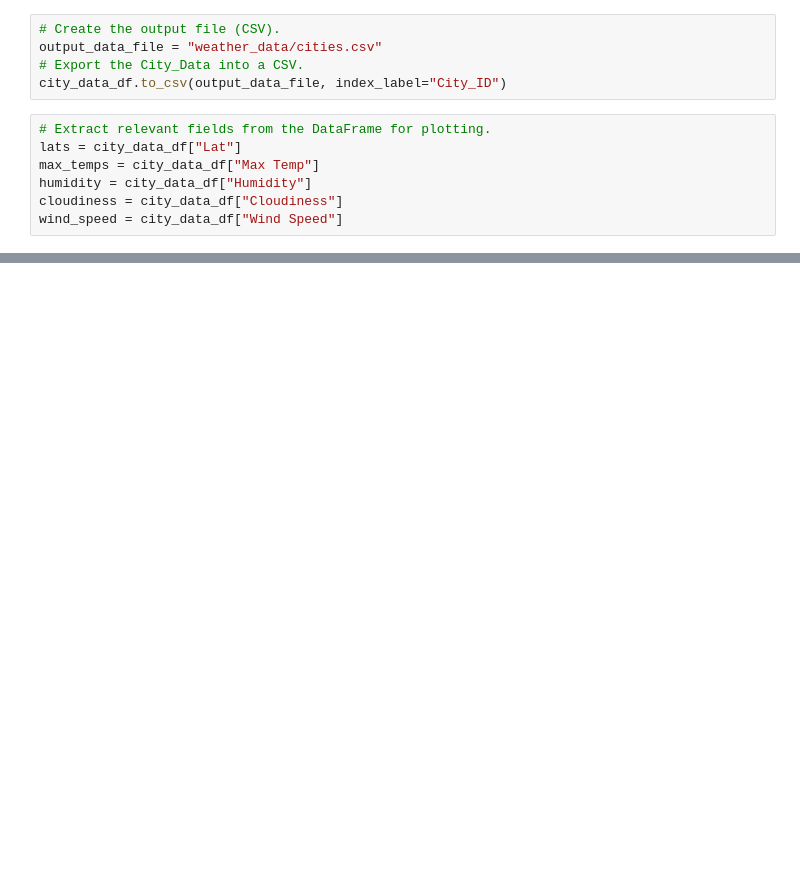
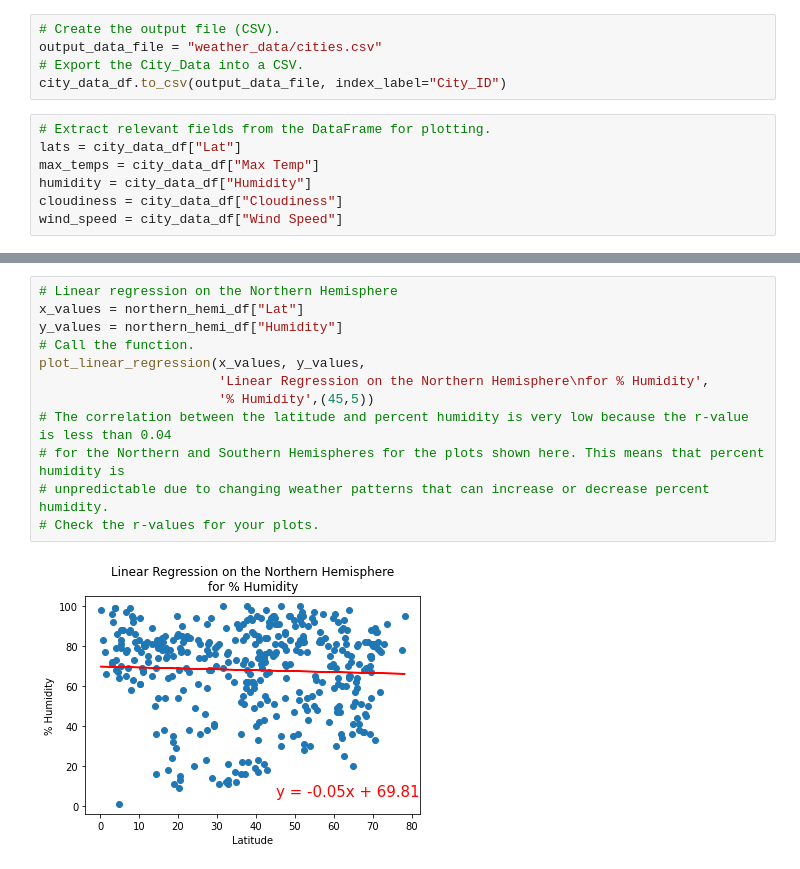
Before and after one commit to DarrenGLDad/World_Weather_Analysis, a Jupyter notebook: WeatherPy.ipynb, the cells around one changed output, grey strips where cells are left out. Saved outputs shown, nothing was run; the diff lists cells and outputs as text; blank space fills up the shorter version.

```diff
--- a/WeatherPy.ipynb
+++ b/WeatherPy.ipynb
@@ -261,0 +352,14 @@ plt.show()
+# %%
+# Linear regression on the Northern Hemisphere
+x_values = northern_hemi_df["Lat"]
+y_values = northern_hemi_df["Humidity"]
+# Call the function.
+plot_linear_regression(x_values, y_values,
+                       'Linear Regression on the Northern Hemisphere\nfor % Humidity',
+                       '% Humidity',(45,5))
+# The correlation between the latitude and percent humidity is very low because the r-value is less than 0.04
+# for the Northern and Southern Hemispheres for the plots shown here. This means that percent humidity is
+# unpredictable due to changing weather patterns that can increase or decrease percent humidity.
+# Check the r-values for your plots.
+# %% [output]
+[figure, added]
```
Also changed, not shown: parts of 23 cells of this notebook, 7 other files.
